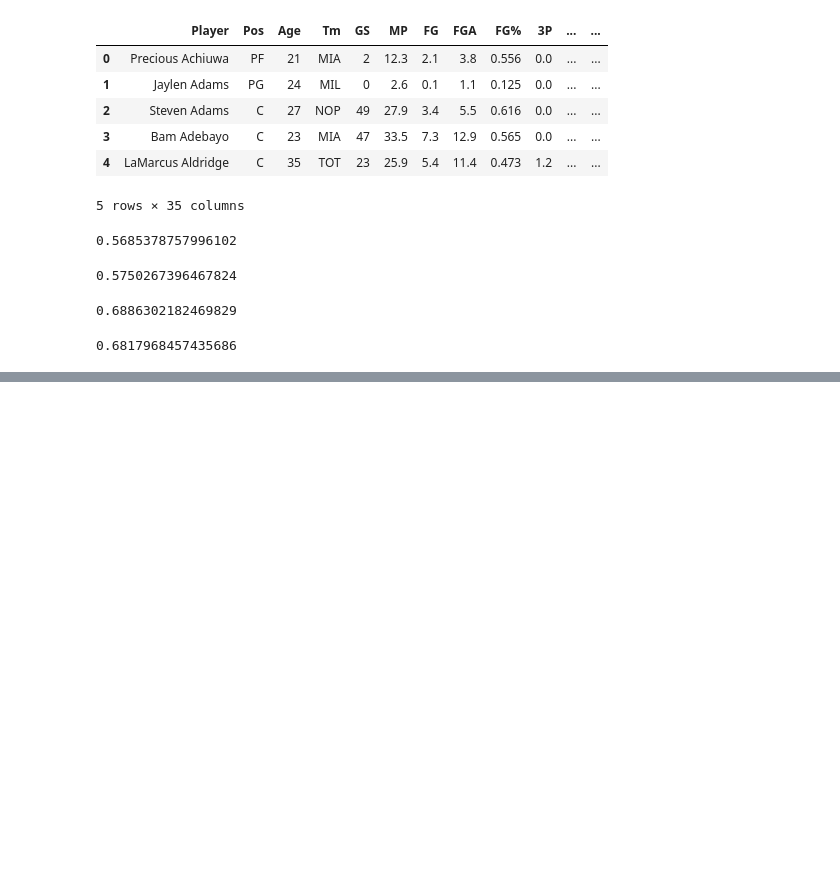
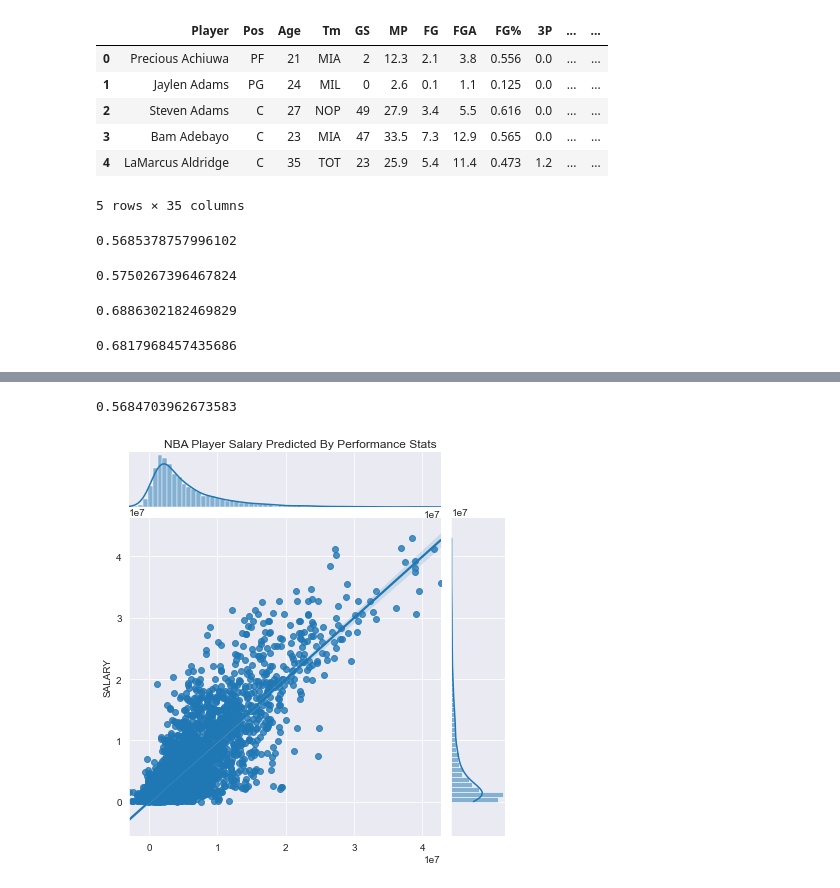
Before and after one commit to Andrewjw91/NBA-Salary-Predictior-Regression-Model, a Jupyter notebook: LR2.ipynb, the cells around one changed output, grey strips where cells are left out. Drawn from its saved outputs; the diff is of its cells as text; code cells hidden in the pictures; blank space fills up the shorter version.

```diff
--- a/LR2.ipynb
+++ b/LR2.ipynb
@@ -76,11 +76,13 @@ m.score(X_test,y_test)
 # %% [output]
 0.5750267396467824
 # %%
+#Polynomial Regression
+
 from sklearn.preprocessing import PolynomialFeatures
 p = PolynomialFeatures(degree=2)
-x_train_poly = p.fit_transform(X_train)
-m.fit(x_train_poly,y_train)
-m.score(x_train_poly,y_train)
+X_train_poly = p.fit_transform(X_train)
+m.fit(X_train_poly,y_train)
+m.score(X_train_poly,y_train)
 # %% [output]
 0.6886302182469829
 # %%
@@ -94,8 +92,15 @@ NameError: name 'lr_poly' is not defined
 # %%
-m = LassoCV()
+#LassoCV
+
+lasso = LassoCV()
 p = PolynomialFeatures(degree=2)
+#Apply poly transform
 X_train_poly = p.fit_transform(X_train)
+X_test_poly = p.fit_transform(X_test)
 s = StandardScaler()
+#Apply scaler
 X_train_poly_scaled = s.fit_transform(X_train_poly)
-m.fit(X_train_poly_scaled,y_train)
-m.score(X_train_poly_scaled,y_train)
+X_test_poly_scaled = s.fit_transform(X_test_poly)
+
+lasso.fit(X_train_poly_scaled,y_train)
+lasso.score(X_train_poly_scaled,y_train)
@@ -104,12 +135,17 @@ m.score(p.transform(X_test),y_test)
 # %%
 selected_columns = ['Age', 'MP', '3P', '2P', 'FT',
        'TRB', 'AST', 'STL', 'BLK', 'TOV',
-       'PTS', 'YEAR']
+       'PTS', 'YEAR','F','G','PF','PG','SF','SG','AV']
 
 np.random.seed(6)
 
+scaler = StandardScaler()
+
 X_train_collinear = X_train.loc[:,selected_columns]
-lr_model_ridge = Ridge(alpha = 10000)
-lr_model_ridge.fit(X_train_collinear, y_train)
+X_std = scaler.fit_transform(X_train_collinear.values)
+lr_model_ridge = RidgeCV(alphas = [0.1, 1.0, 10.0])
+#lr_model_ridge.fit(X_train_collinear, y_train)
+lr_model_ridge.fit(X_std, y_train)
 
-list(zip(X_train_collinear.columns, lr_model_ridge.coef_))
+#list(zip(X_train_collinear.columns, lr_model_ridge.coef_))
+list(zip(X_train_collinear, lr_model_ridge.coef_))
@@ -116,6 +172,12 @@ list(zip(X_train_collinear.columns, lr_model_ridge.coef_))
+# %%
+lr_model_ridge.score(X_std, y_train)
+# %% [output]
+0.5684703962673583
 # %%
-preds = m.predict(X_train)
+preds = m.predict(X_train_poly)
 ax = sns.jointplot(x=preds,y=y_train, kind='reg')
 ax.fig.suptitle('NBA Player Salary Predicted By Performance Stats')
 ax.fig.subplots_adjust(top=0.95)
+# %% [output]
+[figure, added]
 # %%
```
Also changed, not shown: parts of 10 cells of this notebook.
